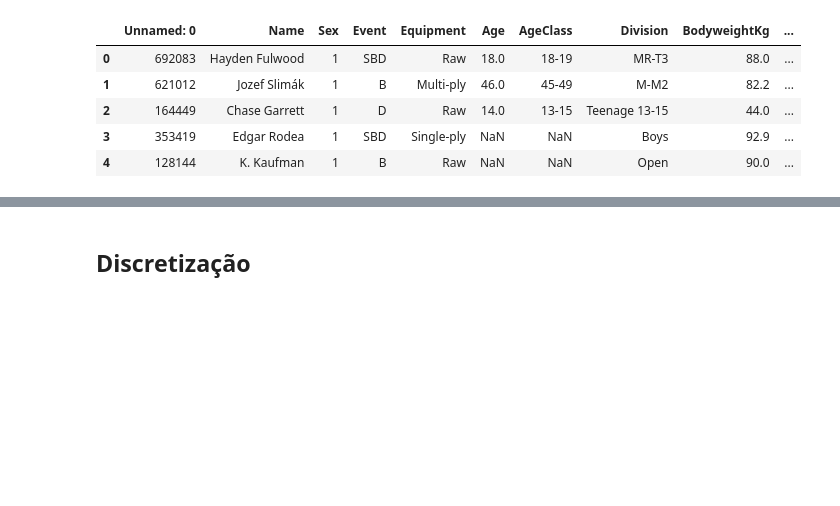
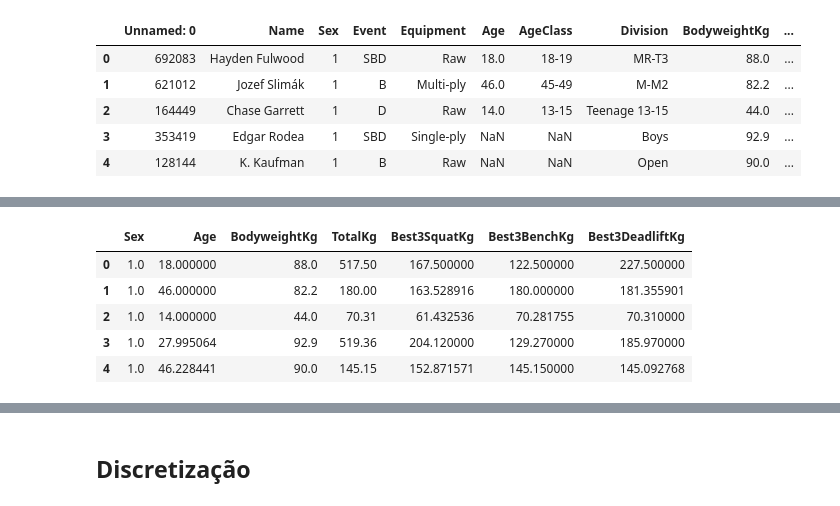
Before and after one commit to RafaelBNN/if697, a Jupyter notebook: ProjetoIF697.ipynb, the cells around one changed output, grey strips where cells are left out. Saved outputs shown, nothing was run; the diff lists cells and outputs as text; code cells hidden in the pictures; blank space fills up the shorter version.

```diff
--- a/ProjetoIF697.ipynb
+++ b/ProjetoIF697.ipynb
@@ -694,0 +591,12 @@ dfmask_knn.shape, df_mask.shape
+# %%
+# Transformando o numpy ndarray em um pandas dataframe
+
+df2 = pd.DataFrame(data=df_knn[0:,0:],columns=['Sex','Age','BodyweightKg','TotalKg','Best3SquatKg','Best3BenchKg','Best3DeadliftKg'])
+df2.head()
+# %% [output]
+|  | Sex | Age | BodyweightKg | TotalKg | Best3SquatKg | Best3BenchKg | Best3DeadliftKg |
+| 0 | 1.0 | 18.000000 | 88.0 | 517.50 | 167.500000 | 122.500000 | 227.500000 |
+| 1 | 1.0 | 46.000000 | 82.2 | 180.00 | 163.528916 | 180.000000 | 181.355901 |
+| 2 | 1.0 | 14.000000 | 44.0 | 70.31 | 61.432536 | 70.281755 | 70.310000 |
+| 3 | 1.0 | 27.995064 | 92.9 | 519.36 | 204.120000 | 129.270000 | 185.970000 |
+| 4 | 1.0 | 46.228441 | 90.0 | 145.15 | 152.871571 | 145.150000 | 145.092768 |
```
Also changed, not shown: parts of 25 cells of this notebook.
